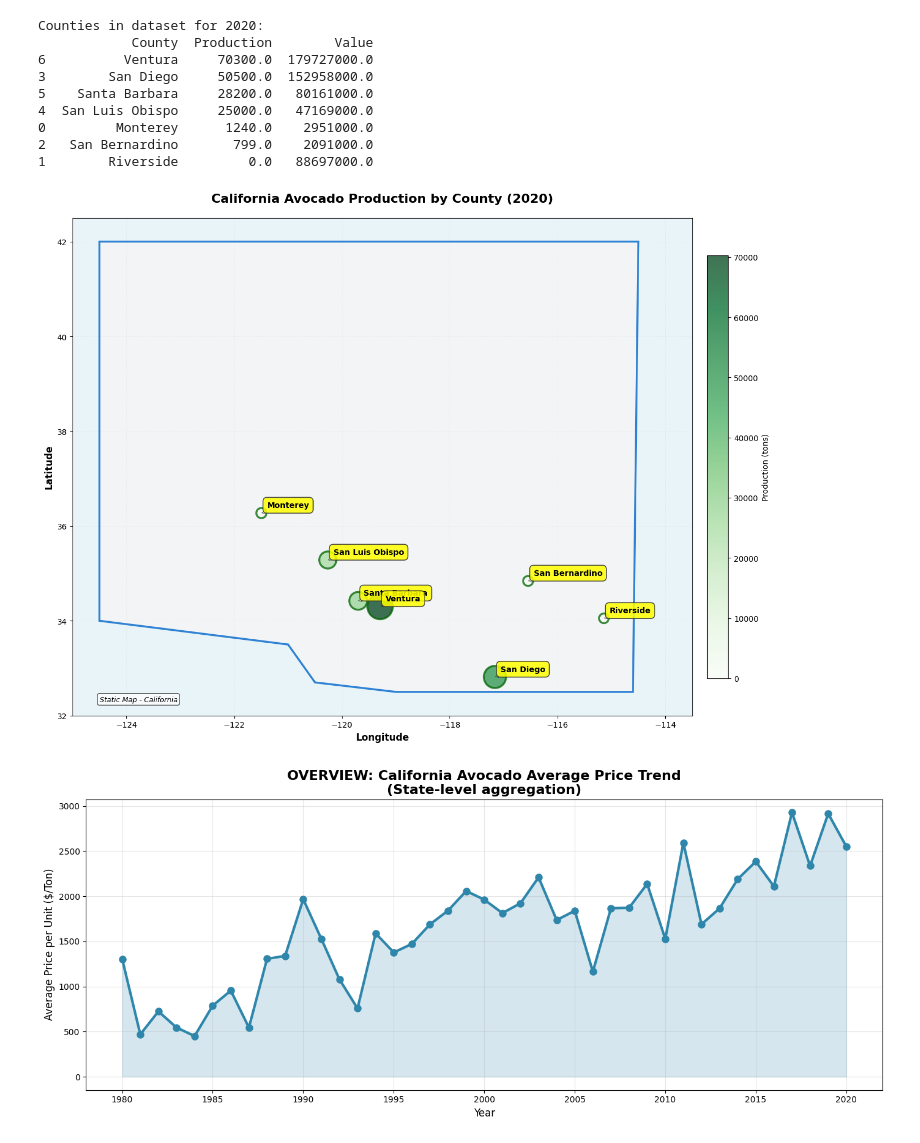
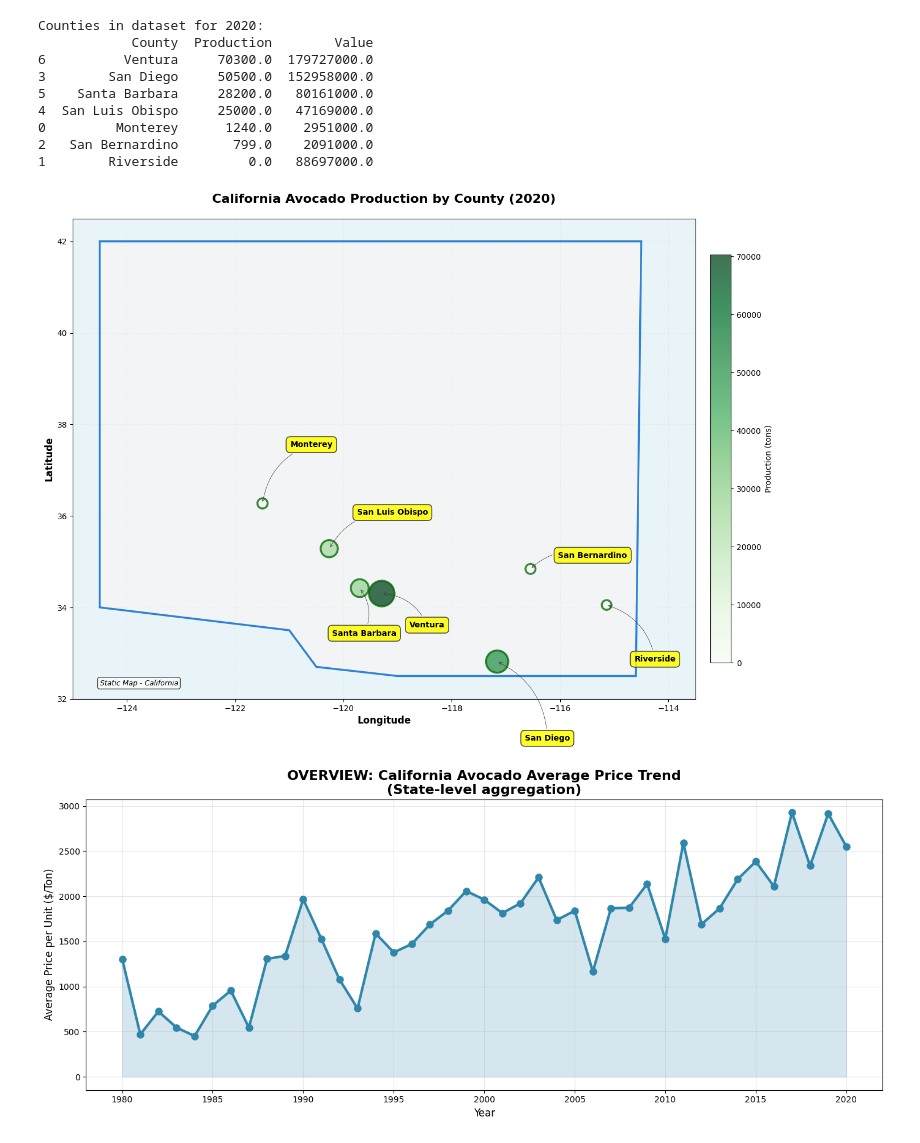
Before and after one commit to katrimik/avocado_vis, a Jupyter notebook: vis.ipynb, the cells around one changed output. Cells and saved outputs as stored; diff of their text form; code cells hidden in the pictures.

Commit message:
interactive plot with mulitple counties

```diff
--- a/vis.ipynb
+++ b/vis.ipynb
@@ -242,38 +242,52 @@ scatter = ax.scatter(
     zorder=5
 )
 
-# Add county labels with better positioning
-for idx, row in county_production.iterrows():
+# Sort counties by latitude to space labels vertically
+sorted_counties = county_production.sort_values('Latitude')
+
+# Add county labels - all positioned to the right side with vertical spacing
+for sort_idx, (idx, row) in enumerate(sorted_counties.iterrows()):
+    # Calculate vertical offset to space labels evenly
+    # Normalize to range and convert to point offsets
+    vertical_offset = (sort_idx / len(sorted_counties)) * 200 - 100  # Range from -100 to 100 points
+
+    # Special case: Move Santa Barbara label up and to the left
+    if row['County'] == 'Santa Barbara':
+        horizontal_offset = -35  # Move to the left
+        vertical_offset = -60  # Move it higher
+    else:
+        horizontal_offset = 35  # Default: to the right
+
     ax.annotate(
         row['County'],
         (row['Longitude'], row['Latitude']),
-        xytext=(7, 7),
+        xytext=(horizontal_offset, vertical_offset),
         textcoords='offset points',
         fontsize=10,
         fontweight='bold',
         bbox=dict(boxstyle='round,pad=0.5', facecolor='yellow', alpha=0.85, edgecolor='#333333', linewidth=1.2),
         zorder=10,
-        arrowprops=dict(arrowstyle='->', connectionstyle='arc3,rad=0', lw=0.5, color='#333333')
+        arrowprops=dict(arrowstyle='->', connectionstyle='arc3,rad=0.3', lw=0.5, color='#333333')
     )
 
 # Add colorbar
 cbar = plt.colorbar(scatter, ax=ax, label='Production (tons)', pad=0.02, shrink=0.85)
 cbar.ax.tick_params(labelsize=10)
 
 # Labels and title
 ax.set_xlabel('Longitude', fontsize=12, fontweight='bold')
 ax.set_ylabel('Latitude', fontsize=12, fontweight='bold')
 ax.set_title(f'California Avocado Production by County ({latest_year})',
              fontsize=16, fontweight='bold', pad=20)
 
 # Add a text annotation showing this is a map of California
 ax.text(-124.5, 32.3, 'Static Map - California', fontsize=9, style='italic',
         bbox=dict(boxstyle='round', facecolor='white', alpha=0.7))
 
 plt.tight_layout()
 plt.show()
 # %% [output]
-[figure, old version]
+[figure, new version]
 # %%
 # OVERVIEW PLOT: California Statewide Average Price Trend - from farmers to buyers
 # VISUALIZATION PRINCIPLE: Spatial position (time × price) for quantitative comparison
```
Also changed, not shown: parts of 13 cells of this notebook, 1 other file.
